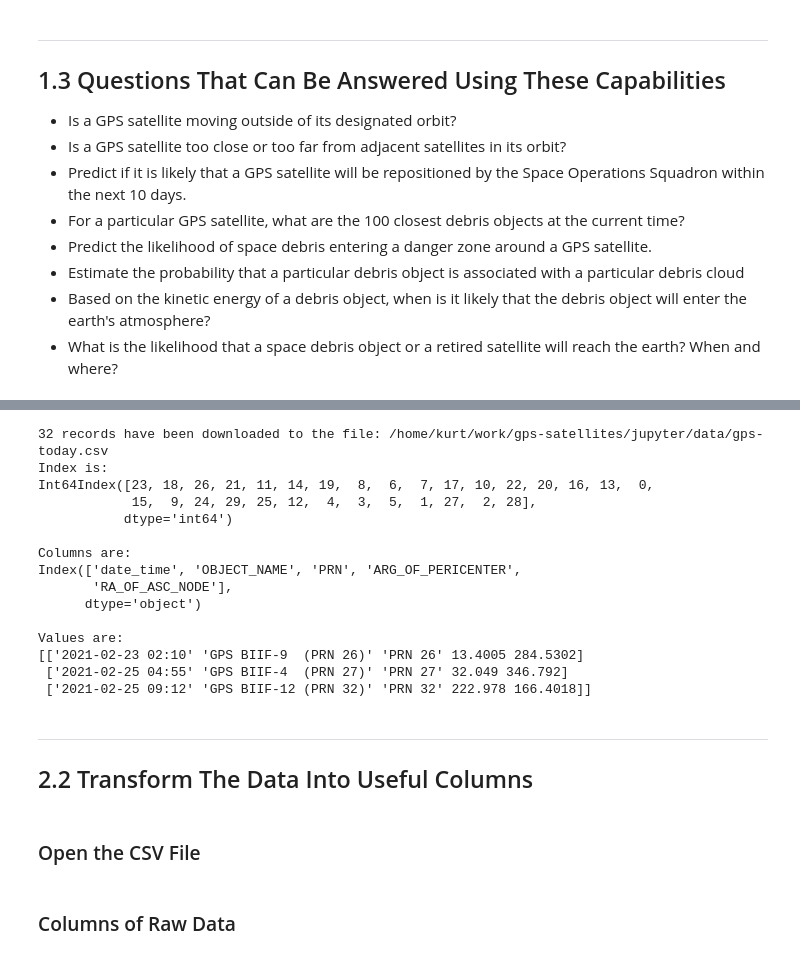
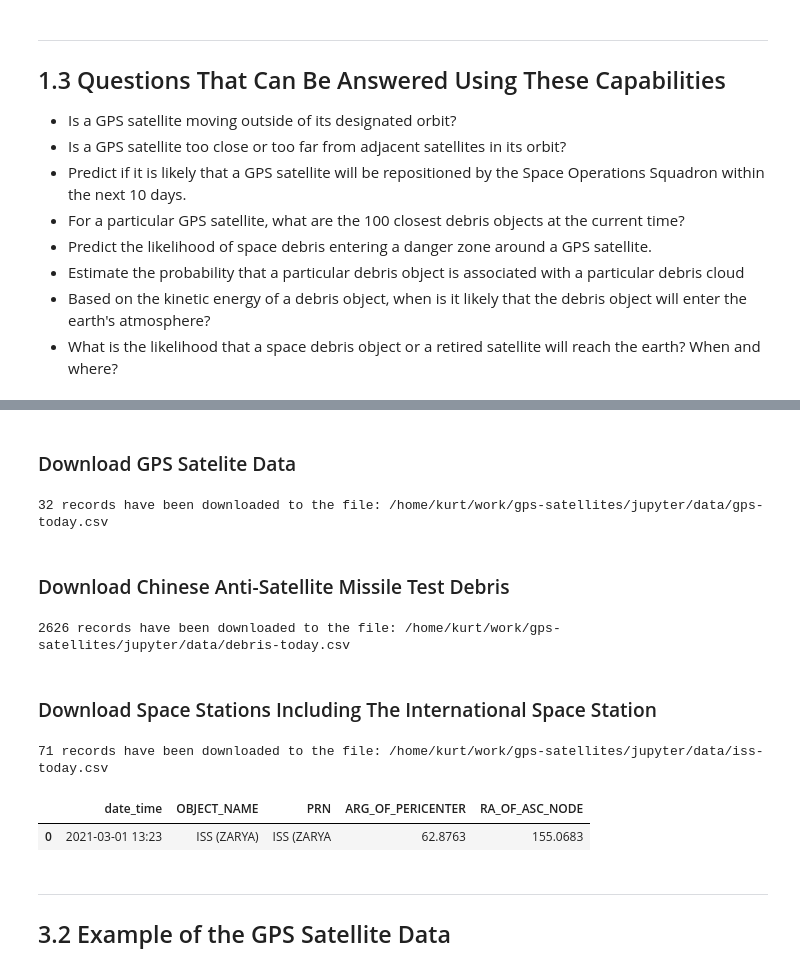
Before and after one commit to kwegner7/proj, a Jupyter notebook: jupyter/satellites.ipynb, the cells around one changed output, grey strips where cells are left out. Saved outputs shown, nothing was run; the diff lists cells and outputs as text; code cells hidden in the pictures.

```diff
--- a/jupyter/satellites.ipynb
+++ b/jupyter/satellites.ipynb
@@ -218,3 +284,5 @@ class CsvToDataFrame(object):
+# %% [markdown]
+### Download GPS Satelite Data
 # %%
 url = "https://celestrak.com/NORAD/elements/gp.php?GROUP=GPS-OPS&FORMAT=CSV"
 csvFile = 'data/gps-today.csv'
@@ -222,32 +290,41 @@ gps = CsvToDataFrame(url, csvFile)
 gps.downloadCsvFile()
 gps.convertToDataFrame()
 gps.transformColumns()
-gps.text()
 # %% [output]
 32 records have been downloaded to the file: /home/kurt/work/gps-satellites/jupyter/data/gps-today.csv
-Index is:
-Int64Index([23, 18, 26, 21, 11, 14, 19,  8,  6,  7, 17, 10, 22, 20, 16, 13,  0,
-            15,  9, 24, 29, 25, 12,  4,  3,  5,  1, 27,  2, 28],
-           dtype='int64')
-
-Columns are:
-Index(['date_time', 'OBJECT_NAME', 'PRN', 'ARG_OF_PERICENTER',
-       'RA_OF_ASC_NODE'],
-      dtype='object')
-
-Values are:
-[['2021-02-23 02:10' 'GPS BIIF-9  (PRN 26)' 'PRN 26' 13.4005 284.5302]
- ['2021-02-25 04:55' 'GPS BIIF-4  (PRN 27)' 'PRN 27' 32.049 346.792]
- ['2021-02-25 09:12' 'GPS BIIF-12 (PRN 32)' 'PRN 32' 222.978 166.4018]]
+# %% [markdown]
+### Download Chinese Anti-Satellite Missile Test Debris
+# %%
+url = "https://celestrak.com/NORAD/elements/gp.php?GROUP=1999-025&FORMAT=csv"
+csvFile = 'data/debris-today.csv'
+debris = CsvToDataFrame(url, csvFile)
+debris.downloadCsvFile()
+debris.convertToDataFrame()
+debris.transformColumns()
+# %% [output]
+2626 records have been downloaded to the file: /home/kurt/work/gps-satellites/jupyter/data/debris-today.csv
+# %% [markdown]
+### Download Space Stations Including The International Space Station
+# %%
+url = "https://celestrak.com/NORAD/elements/gp.php?GROUP=stations&FORMAT=csv"
+csvFile = 'data/iss-today.csv'
+iss = CsvToDataFrame(url, csvFile)
+iss.downloadCsvFile()
+iss.convertToDataFrame()
+iss.transformColumns()
+
+zarya = iss.df.loc[iss.df['OBJECT_NAME'].str.contains("ISS") &
+                   iss.df['OBJECT_NAME'].str.contains("ZARYA")]
+zarya
+# %% [output]
+71 records have been downloaded to the file: /home/kurt/work/gps-satellites/jupyter/data/iss-today.csv
+|  | date_time | OBJECT_NAME | PRN | ARG_OF_PERICENTER | RA_OF_ASC_NODE |
+| 0 | 2021-03-01 13:23 | ISS (ZARYA) | ISS (ZARYA | 62.8763 | 155.0683 |
 # %% [markdown]
-<a id="gs2"></a>
+<a id="ac2"></a>
 <hr style="height:4px; border:none; color:black; background-color:black;">
 
-## 2.2 Transform The Data Into Useful Columns
+## 3.2 Example of the GPS Satellite Data
-# %% [markdown]
-### Open the CSV File
-# %% [markdown]
-### Columns of Raw Data
 # %%
 gps.df.iloc[:,:]
 # %% [output]
```
Also changed, not shown: parts of 39 cells of this notebook, 5 other files.
